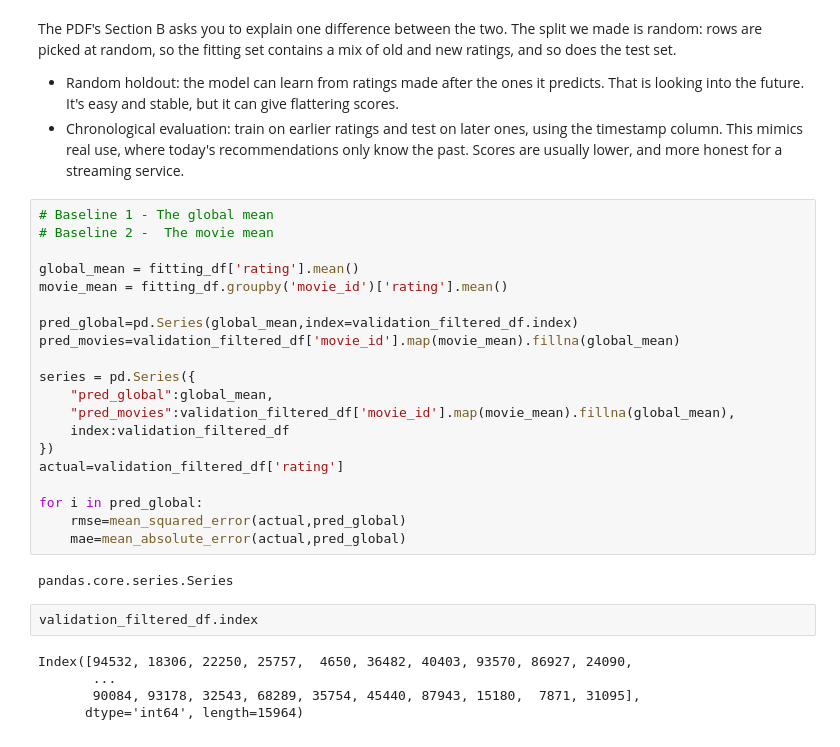
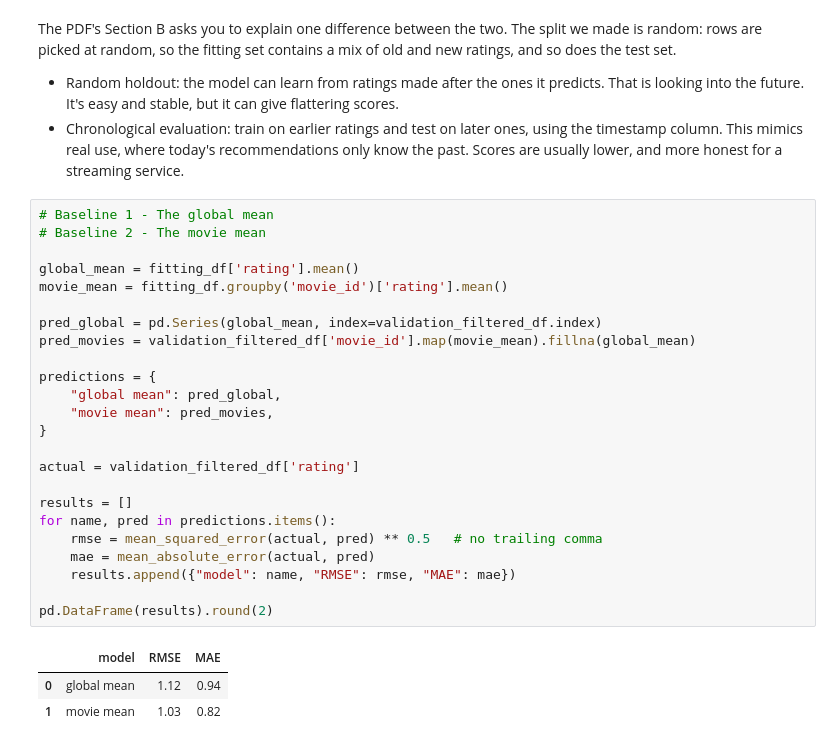
Before and after one commit to akhi08/Foundation-Advanced-ML, a Jupyter notebook: Recommender system/notebook/data_understanding.ipynb, the cells around one changed output. Drawn from its saved outputs; the diff is of its cells as text.

```diff
--- a/Recommender system/notebook/data_understanding.ipynb
+++ b/Recommender system/notebook/data_understanding.ipynb
@@ -171,30 +171,29 @@ The PDF's Section B asks you to explain one difference between the two. The spli
 - Chronological evaluation: train on earlier ratings and test on later ones, using the timestamp column. This mimics real use, where today's recommendations only know the past. Scores are usually lower, and more honest for a streaming service.
 # %%
 # Baseline 1 - The global mean
-# Baseline 2 -  The movie mean
+# Baseline 2 - The movie mean
 
 global_mean = fitting_df['rating'].mean()
 movie_mean = fitting_df.groupby('movie_id')['rating'].mean()
 
-pred_global=pd.Series(global_mean,index=validation_filtered_df.index)
-pred_movies=validation_filtered_df['movie_id'].map(movie_mean).fillna(global_mean)
+pred_global = pd.Series(global_mean, index=validation_filtered_df.index)
+pred_movies = validation_filtered_df['movie_id'].map(movie_mean).fillna(global_mean)
 
-series = pd.Series({
-    "pred_global":global_mean,
-    "pred_movies":validation_filtered_df['movie_id'].map(movie_mean).fillna(global_mean),
-    index:validation_filtered_df
-})
-actual=validation_filtered_df['rating']
+predictions = {
+    "global mean": pred_global,
+    "movie mean": pred_movies,
+}
 
-for i in pred_global:
-    rmse=mean_squared_error(actual,pred_global)
-    mae=mean_absolute_error(actual,pred_global)
+actual = validation_filtered_df['rating']
+
+results = []
+for name, pred in predictions.items():
+    rmse = mean_squared_error(actual, pred) ** 0.5   # no trailing comma
+    mae = mean_absolute_error(actual, pred)
+    results.append({"model": name, "RMSE": rmse, "MAE": mae})
+
+pd.DataFrame(results).round(2)
 # %% [output]
-pandas.core.series.Series
+|  | model | RMSE | MAE |
+| 0 | global mean | 1.12 | 0.94 |
+| 1 | movie mean | 1.03 | 0.82 |
-# %%
-validation_filtered_df.index
-# %% [output]
-Index([94532, 18306, 22250, 25757,  4650, 36482, 40403, 93570, 86927, 24090,
-       ...
-       90084, 93178, 32543, 68289, 35754, 45440, 87943, 15180,  7871, 31095],
-      dtype='int64', length=15964)
```
Also changed, not shown: parts of 1 cell of this notebook, 4 other files.
